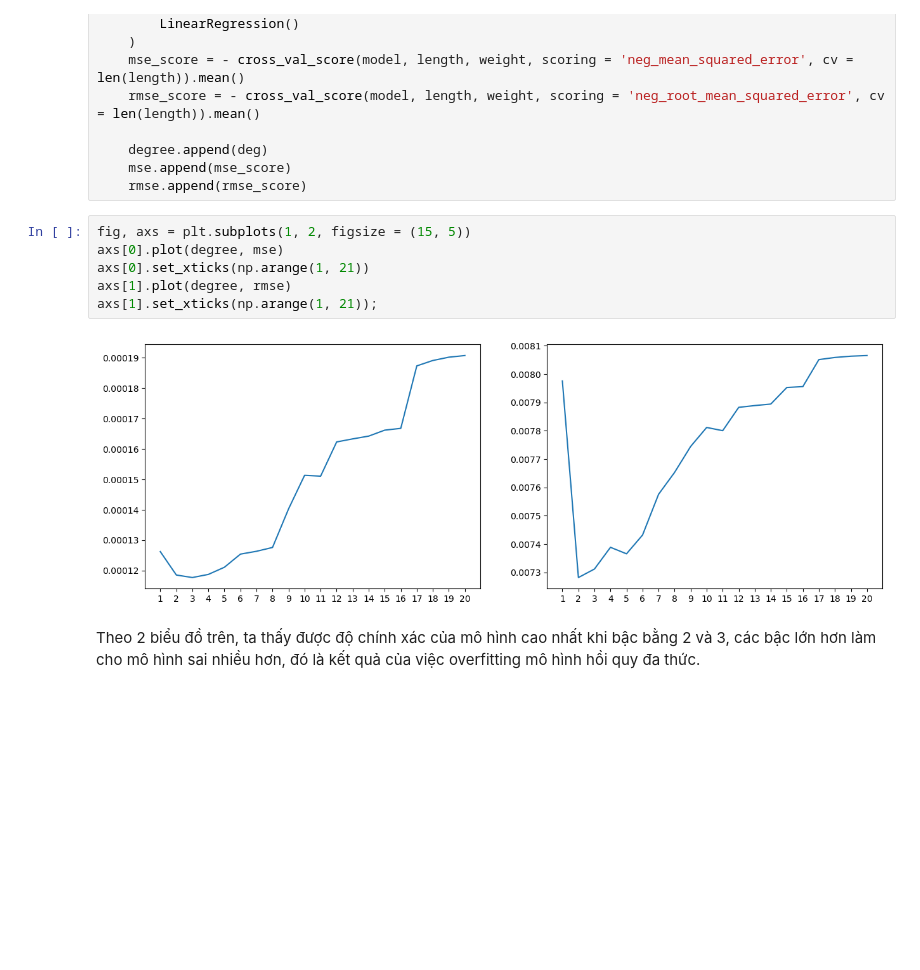
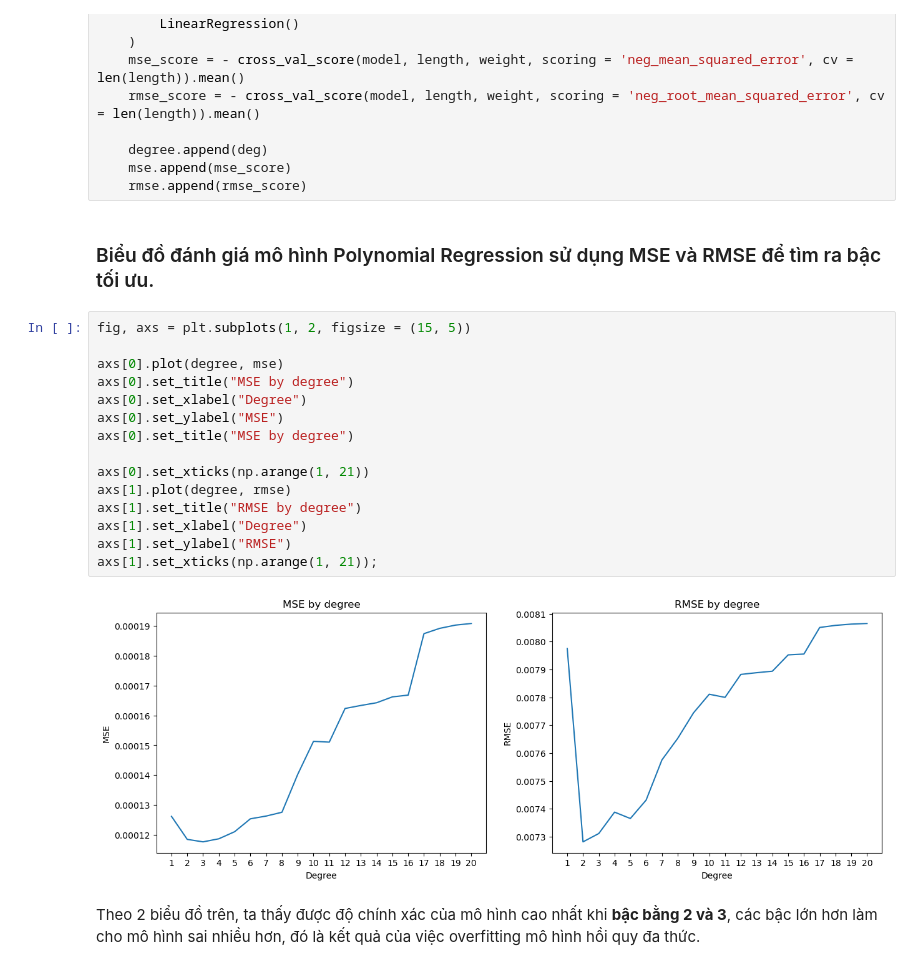
Before and after one commit to hoangitusk20/NMKHDL_doAn, a Jupyter notebook: DoAnCK/source/mo_hinh_va_danh_gia/Mô hình.ipynb, the cells around one changed output. Drawn from its saved outputs; the diff is of its cells as text; blank space fills up the shorter version.

Commit message:
Chỉnh sửa, thêm markdown cho mô hình, đánh giá + hoàn thiện file đặt câu hỏi Tuyết

```diff
--- a/DoAnCK/source/mo_hinh_va_danh_gia/Mô hình.ipynb
+++ b/DoAnCK/source/mo_hinh_va_danh_gia/Mô hình.ipynb
@@ -282,13 +225,24 @@ for deg in range(1, 21):
     degree.append(deg)
     mse.append(mse_score)
     rmse.append(rmse_score)
+# %% [markdown]
+### Biểu đồ đánh giá mô hình Polynomial Regression sử dụng MSE và RMSE để tìm ra bậc tối ưu.
 # %%
 fig, axs = plt.subplots(1, 2, figsize = (15, 5))
+
 axs[0].plot(degree, mse)
+axs[0].set_title("MSE by degree")
+axs[0].set_xlabel("Degree")
+axs[0].set_ylabel("MSE")
+axs[0].set_title("MSE by degree")
+
 axs[0].set_xticks(np.arange(1, 21))
 axs[1].plot(degree, rmse)
+axs[1].set_title("RMSE by degree")
+axs[1].set_xlabel("Degree")
+axs[1].set_ylabel("RMSE")
 axs[1].set_xticks(np.arange(1, 21));
 # %% [output]
-[figure, old version]
+[figure, new version]
 # %% [markdown]
-Theo 2 biểu đồ trên, ta thấy được độ chính xác của mô hình cao nhất khi bậc bằng 2 và 3, các bậc lớn hơn làm cho mô hình sai nhiều hơn, đó là kết quả của việc overfitting mô hình hồi quy đa thức.
+Theo 2 biểu đồ trên, ta thấy được độ chính xác của mô hình cao nhất khi **bậc bằng 2 và 3**, các bậc lớn hơn làm cho mô hình sai nhiều hơn, đó là kết quả của việc overfitting mô hình hồi quy đa thức.
```
Also changed, not shown: parts of 33 cells of this notebook.
